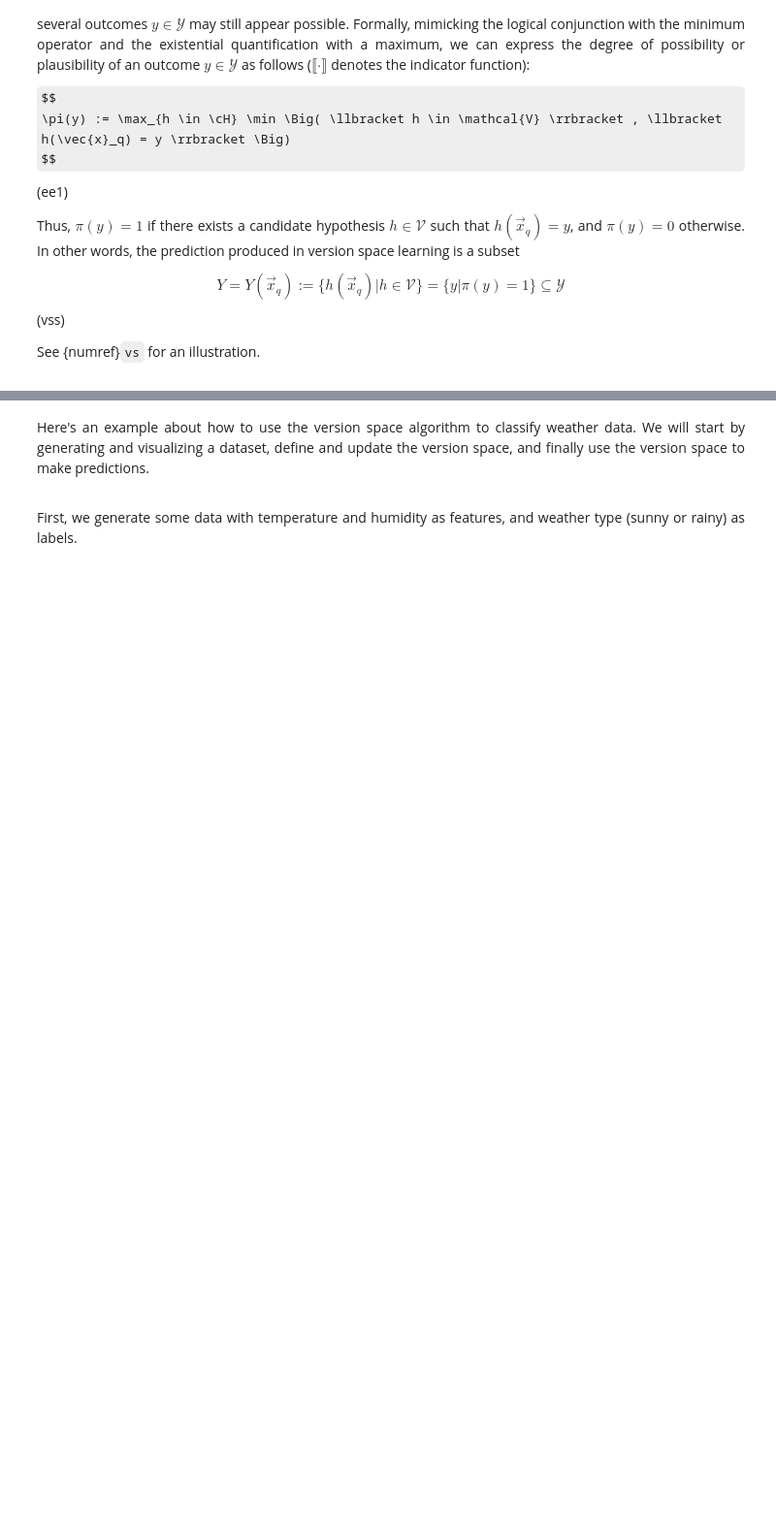
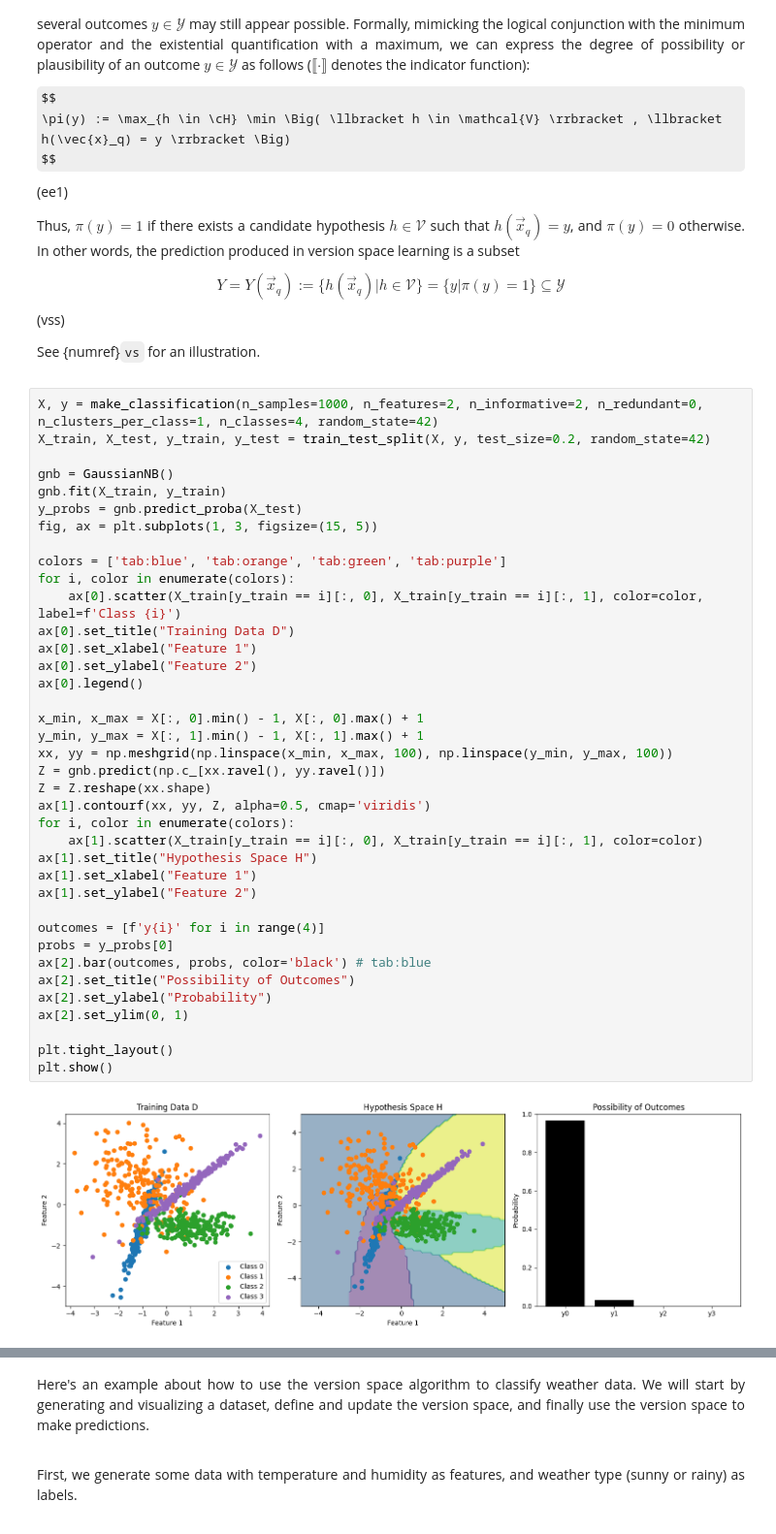
Before and after one commit to tloehrlmu/PageTest, a Jupyter notebook: chapter-modelingAproxUncertainty/modelingAproxUncertainty.ipynb, the cells around one changed output, grey strips where cells are left out. Shown at 97% size. Drawn from its saved outputs; the diff is of its cells as text; some formulas as TeX source; blank space fills up the shorter version.

Commit message:
added example (GaussianNB) for WP3e

```diff
--- a/chapter-modelingAproxUncertainty/modelingAproxUncertainty.ipynb
+++ b/chapter-modelingAproxUncertainty/modelingAproxUncertainty.ipynb
@@ -63,6 +68,46 @@ $$(vss)
 See {numref}`vs` for an illustration.
 
 </div>
+# %%
+X, y = make_classification(n_samples=1000, n_features=2, n_informative=2, n_redundant=0, n_clusters_per_class=1, n_classes=4, random_state=42)
+X_train, X_test, y_train, y_test = train_test_split(X, y, test_size=0.2, random_state=42)
+
+gnb = GaussianNB()
+gnb.fit(X_train, y_train)
+y_probs = gnb.predict_proba(X_test)
+fig, ax = plt.subplots(1, 3, figsize=(15, 5))
+
+colors = ['tab:blue', 'tab:orange', 'tab:green', 'tab:purple']
+for i, color in enumerate(colors):
+    ax[0].scatter(X_train[y_train == i][:, 0], X_train[y_train == i][:, 1], color=color, label=f'Class {i}')
+ax[0].set_title("Training Data D")
+ax[0].set_xlabel("Feature 1")
+ax[0].set_ylabel("Feature 2")
+ax[0].legend()
+
+x_min, x_max = X[:, 0].min() - 1, X[:, 0].max() + 1
+y_min, y_max = X[:, 1].min() - 1, X[:, 1].max() + 1
+xx, yy = np.meshgrid(np.linspace(x_min, x_max, 100), np.linspace(y_min, y_max, 100))
+Z = gnb.predict(np.c_[xx.ravel(), yy.ravel()])
+Z = Z.reshape(xx.shape)
+ax[1].contourf(xx, yy, Z, alpha=0.5, cmap='viridis')
+for i, color in enumerate(colors):
+    ax[1].scatter(X_train[y_train == i][:, 0], X_train[y_train == i][:, 1], color=color)
+ax[1].set_title("Hypothesis Space H")
+ax[1].set_xlabel("Feature 1")
+ax[1].set_ylabel("Feature 2")
+
+outcomes = [f'y{i}' for i in range(4)]
+probs = y_probs[0]
+ax[2].bar(outcomes, probs, color='black') # tab:blue
+ax[2].set_title("Possibility of Outcomes")
+ax[2].set_ylabel("Probability")
+ax[2].set_ylim(0, 1)
+
+plt.tight_layout()
+plt.show()
+# %% [output]
+[figure, added]
 # %% [markdown]
 :::{figure-md} vs
 <img src="pic-version-space.png" alt="version-space" width="600px">
```
Also changed, not shown: parts of 1 cell of this notebook, 3 other files.
